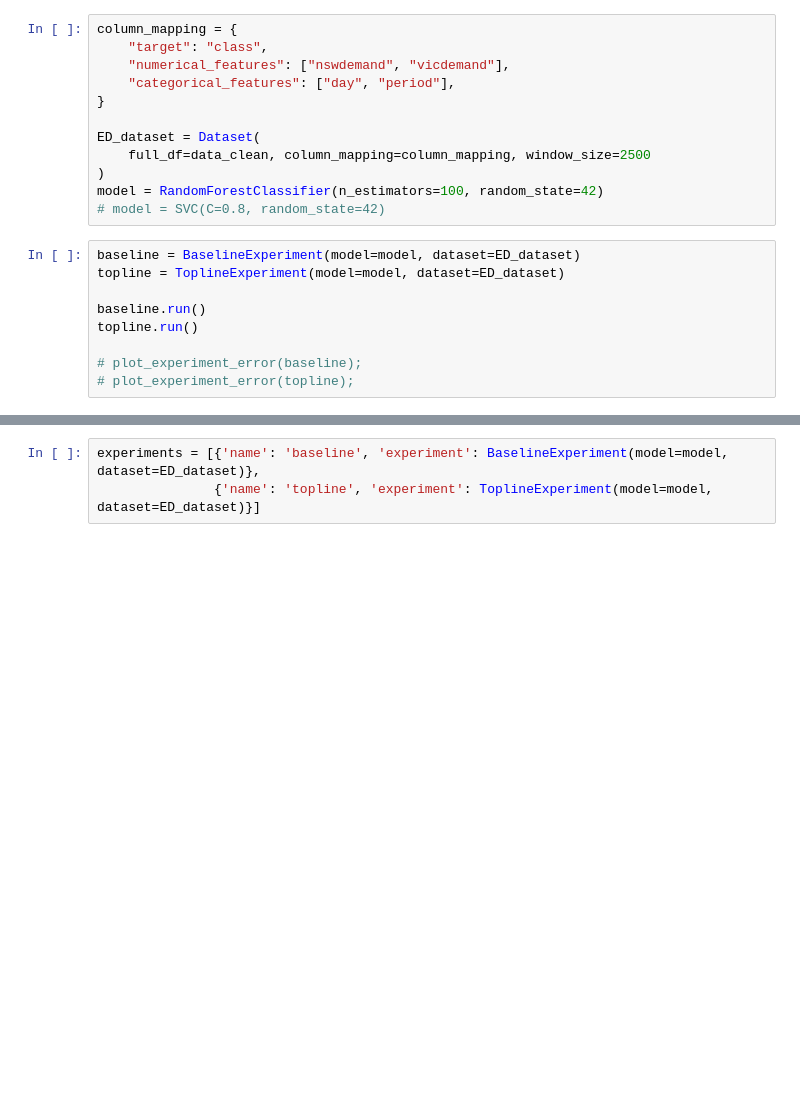
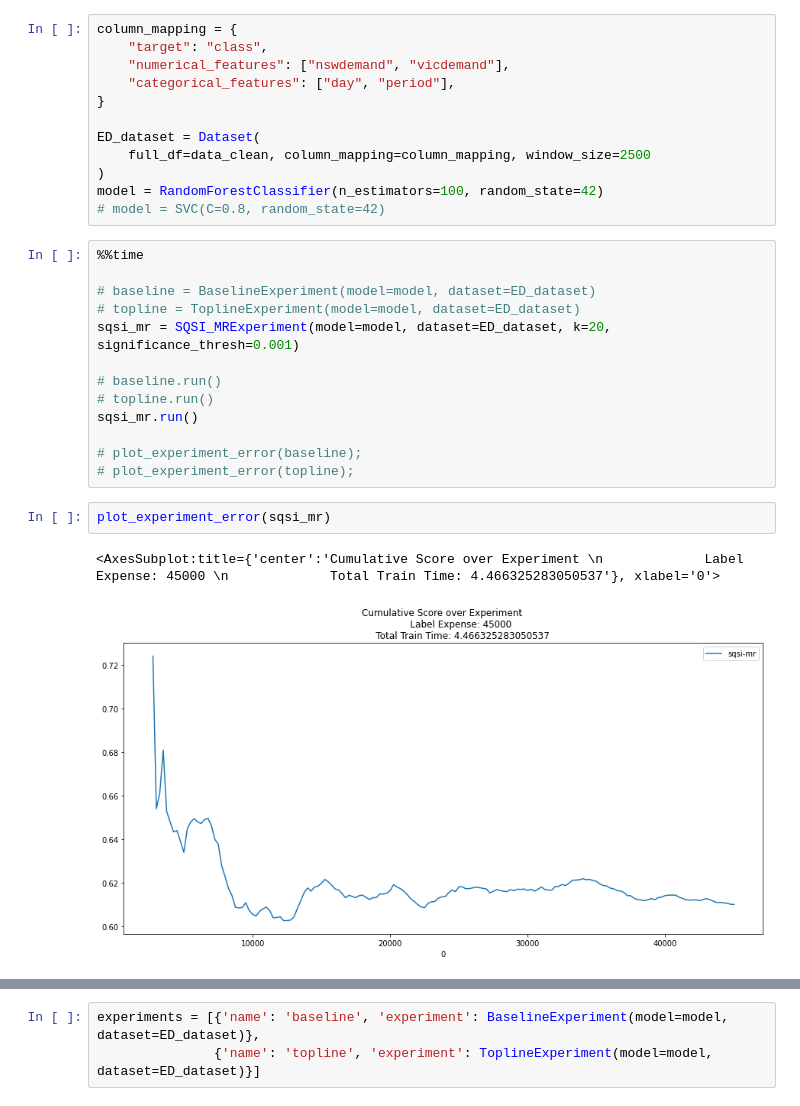
Before and after one commit to fastforwardlabs/concept-drift, a Jupyter notebook: notebooks/Test_Harness_Dev.ipynb, the cells around one changed output, grey strips where cells are left out. Cells and saved outputs as stored; diff of their text form; blank space fills up the shorter version.

```diff
--- a/notebooks/Test_Harness_Dev.ipynb
+++ b/notebooks/Test_Harness_Dev.ipynb
@@ -84,11 +85,20 @@ ED_dataset = Dataset(
 model = RandomForestClassifier(n_estimators=100, random_state=42)
 # model = SVC(C=0.8, random_state=42)
 # %%
-baseline = BaselineExperiment(model=model, dataset=ED_dataset)
-topline = ToplineExperiment(model=model, dataset=ED_dataset)
+%%time
 
-baseline.run()
-topline.run()
+# baseline = BaselineExperiment(model=model, dataset=ED_dataset)
+# topline = ToplineExperiment(model=model, dataset=ED_dataset)
+sqsi_mr = SQSI_MRExperiment(model=model, dataset=ED_dataset, k=20, significance_thresh=0.001)
+
+# baseline.run()
+# topline.run()
+sqsi_mr.run()
 
 # plot_experiment_error(baseline);
 # plot_experiment_error(topline);
+# %%
+plot_experiment_error(sqsi_mr)
+# %% [output]
+<AxesSubplot:title={'center':'Cumulative Score over Experiment \n             Label Expense: 45000 \n             Total Train Time: 4.466325283050537'}, xlabel='0'>
+[figure, added]
```
Also changed, not shown: parts of 29 cells of this notebook, 1 other file.
